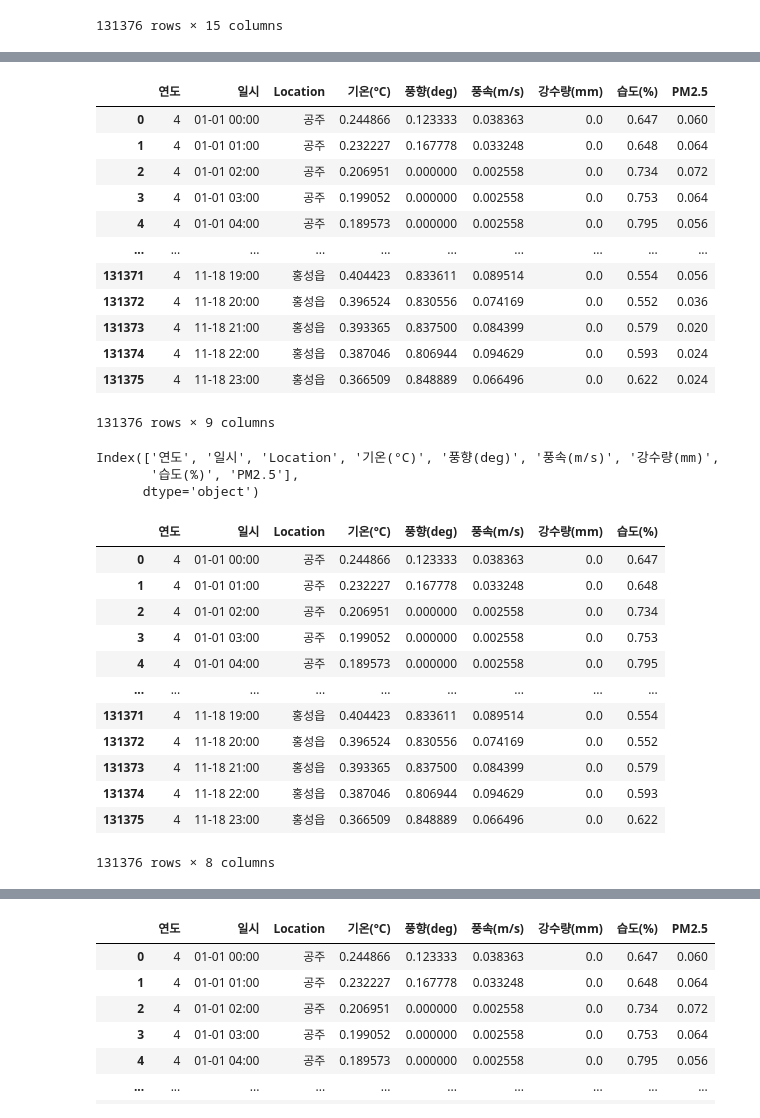
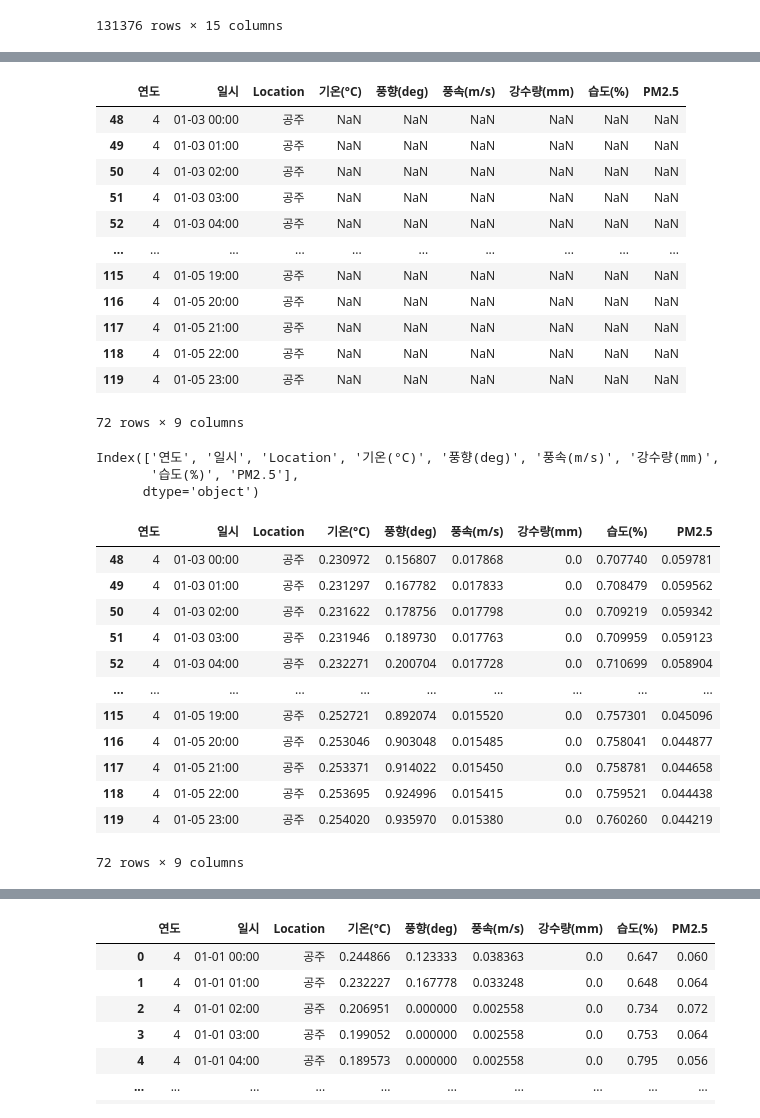
Before and after one commit to PaulowniaTree/ai_factory, a Jupyter notebook: 대기오염 예측하기-결측치 채우기.ipynb, the cells around one changed output, grey strips where cells are left out. Drawn from its saved outputs; the diff is of its cells as text; code cells hidden in the pictures.

```diff
--- a/대기오염 예측하기-결측치 채우기.ipynb
+++ b/대기오염 예측하기-결측치 채우기.ipynb
@@ -1255,21 +1255,21 @@ dtype: int64
 # %%
 df.drop(['Latitude_x', 'Longitude_x','Description_x','Latitude_y','Longitude_y','Description_y'],axis=1,inplace=True)
 # %%
-df
+df[48:120]
 # %% [output]
 |  | 연도 | 일시 | Location | 기온(°C) | 풍향(deg) | 풍속(m/s) | 강수량(mm) | 습도(%) | PM2.5 |
-| 0 | 4 | 01-01 00:00 | 공주 | 0.244866 | 0.123333 | 0.038363 | 0.0 | 0.647 | 0.060 |
-| 1 | 4 | 01-01 01:00 | 공주 | 0.232227 | 0.167778 | 0.033248 | 0.0 | 0.648 | 0.064 |
-| 2 | 4 | 01-01 02:00 | 공주 | 0.206951 | 0.000000 | 0.002558 | 0.0 | 0.734 | 0.072 |
-| 3 | 4 | 01-01 03:00 | 공주 | 0.199052 | 0.000000 | 0.002558 | 0.0 | 0.753 | 0.064 |
-| 4 | 4 | 01-01 04:00 | 공주 | 0.189573 | 0.000000 | 0.002558 | 0.0 | 0.795 | 0.056 |
+| 48 | 4 | 01-03 00:00 | 공주 | NaN | NaN | NaN | NaN | NaN | NaN |
+| 49 | 4 | 01-03 01:00 | 공주 | NaN | NaN | NaN | NaN | NaN | NaN |
+| 50 | 4 | 01-03 02:00 | 공주 | NaN | NaN | NaN | NaN | NaN | NaN |
+| 51 | 4 | 01-03 03:00 | 공주 | NaN | NaN | NaN | NaN | NaN | NaN |
+| 52 | 4 | 01-03 04:00 | 공주 | NaN | NaN | NaN | NaN | NaN | NaN |
 | ... | ... | ... | ... | ... | ... | ... | ... | ... | ... |
-| 131371 | 4 | 11-18 19:00 | 홍성읍 | 0.404423 | 0.833611 | 0.089514 | 0.0 | 0.554 | 0.056 |
-| 131372 | 4 | 11-18 20:00 | 홍성읍 | 0.396524 | 0.830556 | 0.074169 | 0.0 | 0.552 | 0.036 |
-| 131373 | 4 | 11-18 21:00 | 홍성읍 | 0.393365 | 0.837500 | 0.084399 | 0.0 | 0.579 | 0.020 |
-| 131374 | 4 | 11-18 22:00 | 홍성읍 | 0.387046 | 0.806944 | 0.094629 | 0.0 | 0.593 | 0.024 |
-| 131375 | 4 | 11-18 23:00 | 홍성읍 | 0.366509 | 0.848889 | 0.066496 | 0.0 | 0.622 | 0.024 |
+| 115 | 4 | 01-05 19:00 | 공주 | NaN | NaN | NaN | NaN | NaN | NaN |
+| 116 | 4 | 01-05 20:00 | 공주 | NaN | NaN | NaN | NaN | NaN | NaN |
+| 117 | 4 | 01-05 21:00 | 공주 | NaN | NaN | NaN | NaN | NaN | NaN |
+| 118 | 4 | 01-05 22:00 | 공주 | NaN | NaN | NaN | NaN | NaN | NaN |
+| 119 | 4 | 01-05 23:00 | 공주 | NaN | NaN | NaN | NaN | NaN | NaN |
-131376 rows × 9 columns
+72 rows × 9 columns
 # %%
 df.columns
 # %% [output]
@@ -1279,18 +1279,18 @@ Index(['연도', '일시', 'Location', '기온(°C)', '풍향(deg)', '풍속(m/s
 # %%
 num_data = df[['기온(°C)', '풍향(deg)', '풍속(m/s)', '강수량(mm)', '습도(%)','PM2.5']]
 # %%
-df
+df[48:120]
 # %% [output]
-|  | 연도 | 일시 | Location | 기온(°C) | 풍향(deg) | 풍속(m/s) | 강수량(mm) | 습도(%) |
-| 0 | 4 | 01-01 00:00 | 공주 | 0.244866 | 0.123333 | 0.038363 | 0.0 | 0.647 |
-| 1 | 4 | 01-01 01:00 | 공주 | 0.232227 | 0.167778 | 0.033248 | 0.0 | 0.648 |
-| 2 | 4 | 01-01 02:00 | 공주 | 0.206951 | 0.000000 | 0.002558 | 0.0 | 0.734 |
-| 3 | 4 | 01-01 03:00 | 공주 | 0.199052 | 0.000000 | 0.002558 | 0.0 | 0.753 |
-| 4 | 4 | 01-01 04:00 | 공주 | 0.189573 | 0.000000 | 0.002558 | 0.0 | 0.795 |
-| ... | ... | ... | ... | ... | ... | ... | ... | ... |
-| 131371 | 4 | 11-18 19:00 | 홍성읍 | 0.404423 | 0.833611 | 0.089514 | 0.0 | 0.554 |
-| 131372 | 4 | 11-18 20:00 | 홍성읍 | 0.396524 | 0.830556 | 0.074169 | 0.0 | 0.552 |
-| 131373 | 4 | 11-18 21:00 | 홍성읍 | 0.393365 | 0.837500 | 0.084399 | 0.0 | 0.579 |
-| 131374 | 4 | 11-18 22:00 | 홍성읍 | 0.387046 | 0.806944 | 0.094629 | 0.0 | 0.593 |
-| 131375 | 4 | 11-18 23:00 | 홍성읍 | 0.366509 | 0.848889 | 0.066496 | 0.0 | 0.622 |
+|  | 연도 | 일시 | Location | 기온(°C) | 풍향(deg) | 풍속(m/s) | 강수량(mm) | 습도(%) | PM2.5 |
+| 48 | 4 | 01-03 00:00 | 공주 | 0.230972 | 0.156807 | 0.017868 | 0.0 | 0.707740 | 0.059781 |
+| 49 | 4 | 01-03 01:00 | 공주 | 0.231297 | 0.167782 | 0.017833 | 0.0 | 0.708479 | 0.059562 |
+| 50 | 4 | 01-03 02:00 | 공주 | 0.231622 | 0.178756 | 0.017798 | 0.0 | 0.709219 | 0.059342 |
+| 51 | 4 | 01-03 03:00 | 공주 | 0.231946 | 0.189730 | 0.017763 | 0.0 | 0.709959 | 0.059123 |
+| 52 | 4 | 01-03 04:00 | 공주 | 0.232271 | 0.200704 | 0.017728 | 0.0 | 0.710699 | 0.058904 |
+| ... | ... | ... | ... | ... | ... | ... | ... | ... | ... |
+| 115 | 4 | 01-05 19:00 | 공주 | 0.252721 | 0.892074 | 0.015520 | 0.0 | 0.757301 | 0.045096 |
+| 116 | 4 | 01-05 20:00 | 공주 | 0.253046 | 0.903048 | 0.015485 | 0.0 | 0.758041 | 0.044877 |
+| 117 | 4 | 01-05 21:00 | 공주 | 0.253371 | 0.914022 | 0.015450 | 0.0 | 0.758781 | 0.044658 |
+| 118 | 4 | 01-05 22:00 | 공주 | 0.253695 | 0.924996 | 0.015415 | 0.0 | 0.759521 | 0.044438 |
+| 119 | 4 | 01-05 23:00 | 공주 | 0.254020 | 0.935970 | 0.015380 | 0.0 | 0.760260 | 0.044219 |
-131376 rows × 8 columns
+72 rows × 9 columns
```
Also changed, not shown: parts of 36 cells of this notebook.
